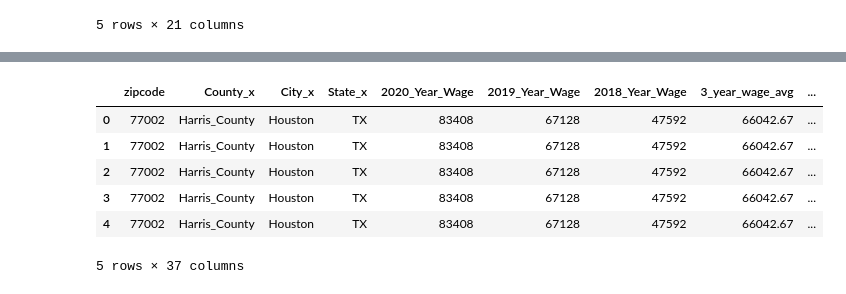
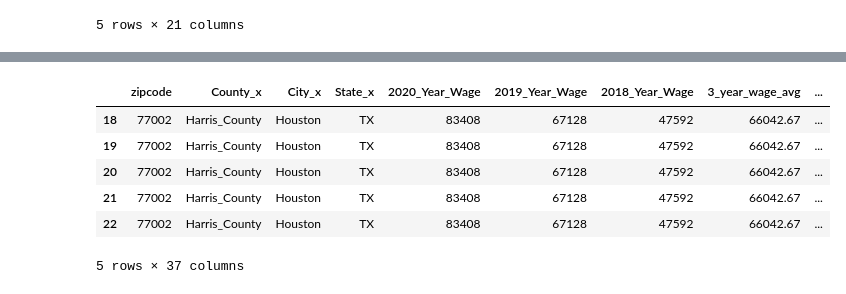
Before and after one commit to vsmolina/fiber_group, a Jupyter notebook: data/colin.ipynb, the cells around one changed output, grey strips where cells are left out. Cells and saved outputs as stored; diff of their text form; code cells hidden in the pictures.

```diff
--- a/data/colin.ipynb
+++ b/data/colin.ipynb
@@ -125,16 +125,16 @@ median_income.head()
 # %%
 # concatenate median income data and internet plans
 #median_income=median_income.set_index("zipcode")
 #median_income
 #plan_data=plan_data.set_index("Zip_code")
 
-income_v_internet = median_income.merge(right= plan_data,how='inner', left_on="zipcode", right_on="Zip_code")
-income_v_internet.head()
+#income_v_internet = median_income.merge(right= plan_data,how='inner', left_on="zipcode", right_on="Zip_code")
+#income_v_internet.tail()
 # %% [output]
 |  | zipcode | County_x | City_x | State_x | 2020_Year_Wage | 2019_Year_Wage | 2018_Year_Wage | 3_year_wage_avg | ... |
-| 0 | 77002 | Harris_County | Houston | TX | 83408 | 67128 | 47592 | 66042.67 | ... |
-| 1 | 77002 | Harris_County | Houston | TX | 83408 | 67128 | 47592 | 66042.67 | ... |
-| 2 | 77002 | Harris_County | Houston | TX | 83408 | 67128 | 47592 | 66042.67 | ... |
-| 3 | 77002 | Harris_County | Houston | TX | 83408 | 67128 | 47592 | 66042.67 | ... |
-| 4 | 77002 | Harris_County | Houston | TX | 83408 | 67128 | 47592 | 66042.67 | ... |
+| 18 | 77002 | Harris_County | Houston | TX | 83408 | 67128 | 47592 | 66042.67 | ... |
+| 19 | 77002 | Harris_County | Houston | TX | 83408 | 67128 | 47592 | 66042.67 | ... |
+| 20 | 77002 | Harris_County | Houston | TX | 83408 | 67128 | 47592 | 66042.67 | ... |
+| 21 | 77002 | Harris_County | Houston | TX | 83408 | 67128 | 47592 | 66042.67 | ... |
+| 22 | 77002 | Harris_County | Houston | TX | 83408 | 67128 | 47592 | 66042.67 | ... |
 5 rows × 37 columns
```
Also changed, not shown: parts of 8 cells of this notebook, 4 other files.
